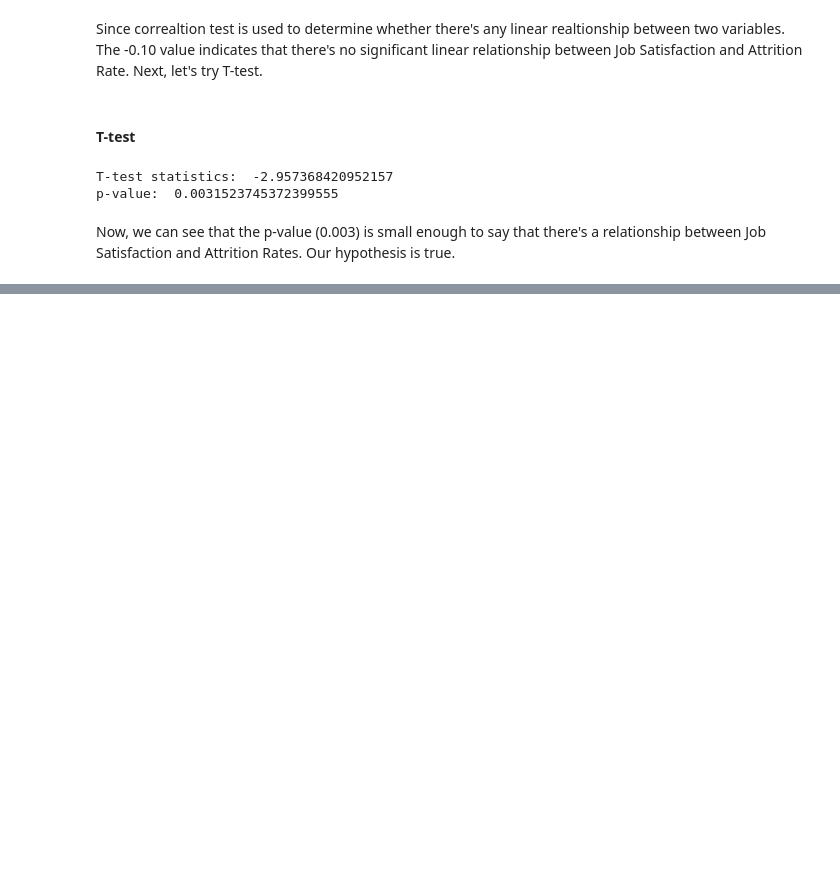
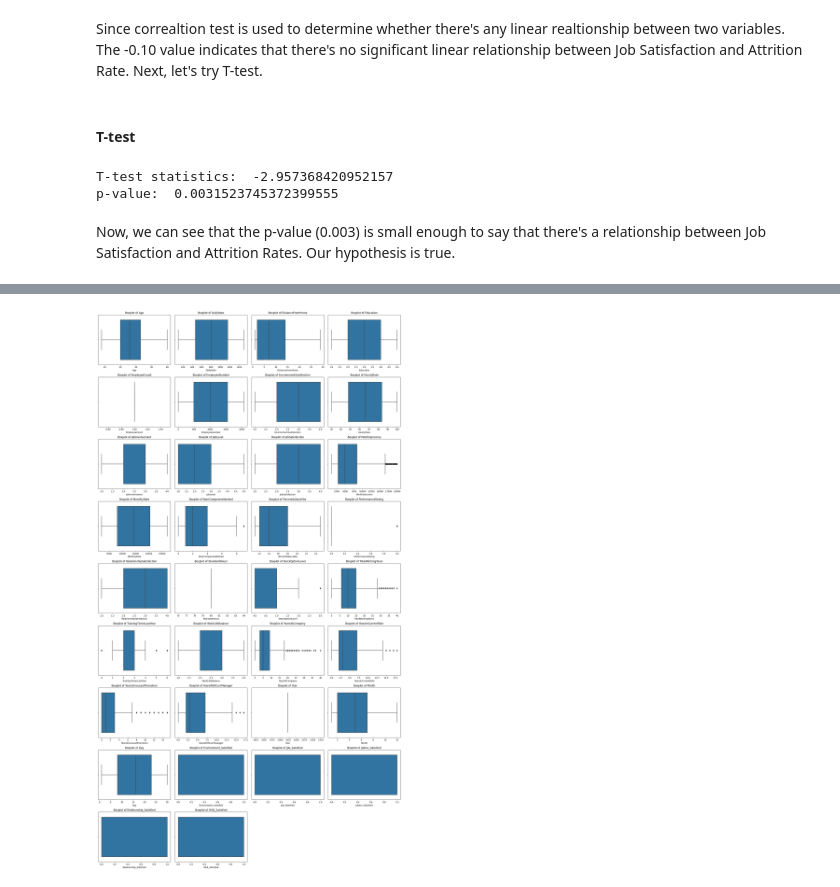
Before and after one commit to Kaitlynnnnn/HR-Analytics, a Jupyter notebook: Work Sample - People Analytics.ipynb, the cells around one changed output, grey strips where cells are left out. Cells and saved outputs as stored; diff of their text form; code cells hidden in the pictures; blank space fills up the shorter version.

```diff
--- a/Work Sample - People Analytics.ipynb
+++ b/Work Sample - People Analytics.ipynb
@@ -316,0 +308,8 @@ p-value:  0.0005563004510387556
+# %%
+df['Environment_Satisfied'] = np.where(df["EnvironmentSatisfaction"] >= 3, 1, 0)
+df['Job_Satisfied'] = np.where(df["JobSatisfaction"] >= 3, 1, 0)
+df['JobInv_Satisfied'] = np.where(df["JobInvolvement"] >= 3, 1, 0)
+df['Relationship_Satisfied'] = np.where(df["RelationshipSatisfaction"] >= 3, 1, 0)
+df['WLB_Satisfied'] = np.where(df["WorkLifeBalance"] >= 3, 1, 0)
+df['Performance_Rating'] = np.where(df["PerformanceRating"] >= 3, "Above Expectation", "Needs Improvement")
+df.head()
@@ -316,0 +324,8 @@ p-value:  0.0005563004510387556
+# %%
+cat_features = df.select_dtypes('object').copy()
+num_features = df.select_dtypes(['float64', 'int64']).copy()
+num_features.drop(['Attrition', 'EnployeeCount', 'EmployeeNumber', 'Year', 'Month', 'Day', 'Environment_Satisfied', 'Job_Satisfied', 'JobInv_Satisfied', 'Relationship_Satisfied', 'WLB_Satisfied'], axis=1, inplace=True)
+cat_features = pd.concat([cat_features, df[['Year', 'Month', 'Day', 'Environment_Satisfied', 'Job_Satisfied', 'JobInv_Satisfied', 'Relationship_Satisfied', 'WLB_Satisfied']]], axis=1)
+target = df['Attrition']
+
+cat_features.head()
@@ -316,0 +349,22 @@ p-value:  0.0005563004510387556
+# %%
+def plot_numeric_variable_boxplots(dataframe):
+    numerical_vars = dataframe.select_dtypes(include=['float64', 'int64']).columns
+    num_vars = len(numerical_vars)
+    rows = (num_vars // 4) + (num_vars % 4)
+
+    fig, axs = plt.subplots(rows, 4, figsize=(20, 4*rows))
+    axs = axs.flatten()
+
+    for i, var in enumerate(numerical_vars):
+        sns.boxplot(data=dataframe, x=var, ax=axs[i])
+        axs[i].set_title(f"Boxplot of {var}")
+
+    for i in range(num_vars, 4*rows):
+        fig.delaxes(axs[i])
+
+    plt.tight_layout()
+    plt.show()
+
+plot_numeric_variable_boxplots(num_features)
+# %% [output]
+[figure, added]
```
Also changed, not shown: parts of 6 cells of this notebook.
